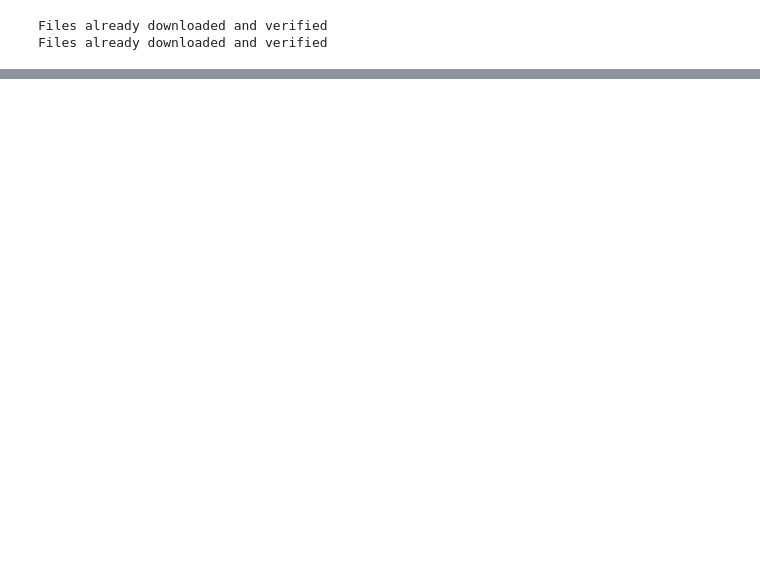
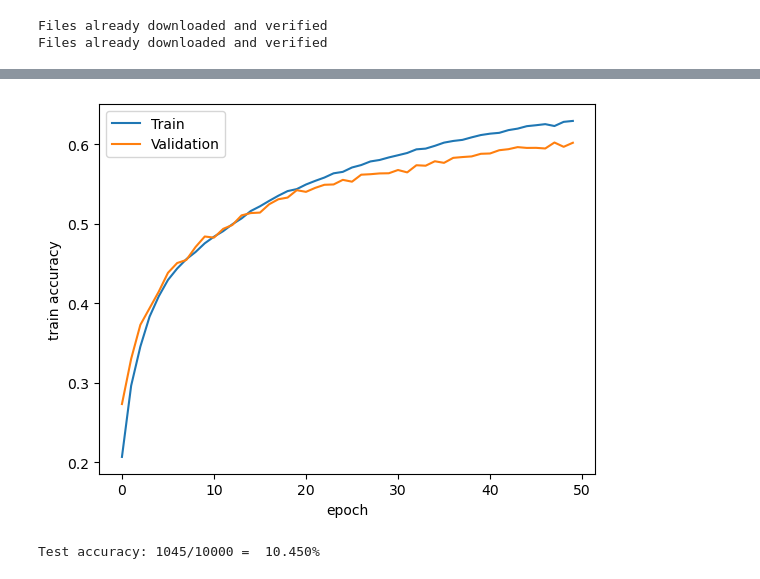
Before and after one commit to Starkillxr/AINT515, a Jupyter notebook: src/task_2.ipynb, the cells around one changed output, grey strips where cells are left out. Saved outputs shown, nothing was run; the diff lists cells and outputs as text; code cells hidden in the pictures; blank space fills up the shorter version.

```diff
--- a/src/task_2.ipynb
+++ b/src/task_2.ipynb
@@ -189,0 +230,5 @@ sns.lineplot(x ='epoch',y = 'val Accuracy', data = model1Results, label = 'Valid
+# %%
+lossfunc = nn.CrossEntropyLoss()
+model = Model1
+model1Results = trainNetwork(model, lossfunc, trainloader, valloader=valloader, scorefuncs={'accuracy': accuracy_score}, epochs=50)
+print(model1Results)
@@ -189,0 +253,4 @@ sns.lineplot(x ='epoch',y = 'val Accuracy', data = model1Results, label = 'Valid
+# %%
+sns.lineplot(x='epoch', y ='train accuracy', data = model1Results, label = 'Train')
+sns.lineplot(x ='epoch',y = 'val accuracy', data = model1Results, label = 'Validation')
+# %% [output]
@@ -189,0 +258,16 @@ sns.lineplot(x ='epoch',y = 'val Accuracy', data = model1Results, label = 'Valid
+[figure, added]
+# %%
+device = torch.device("cuda:0") if torch.cuda.is_available() else torch.device("cpu")
+model = Model1()
+model.to(device)
+with torch.no_grad():
+    correct = 0
+    for x_test, y_test in testloader:
+        x_test = x_test.to(device)
+        y_test = y_test.to(device)
+        y_val = model(x_test)
+        predicted = torch.max(y_val,1)[1]
+        correct += (predicted == y_test).sum()
+print(f'Test accuracy: {correct.item()}/{len( testset)} = {correct.item()*100/(len(testset)):7.3f}%')
+# %% [output]
+Test accuracy: 1045/10000 =  10.450%
```
Also changed, not shown: parts of 12 cells of this notebook, 1 other file.
